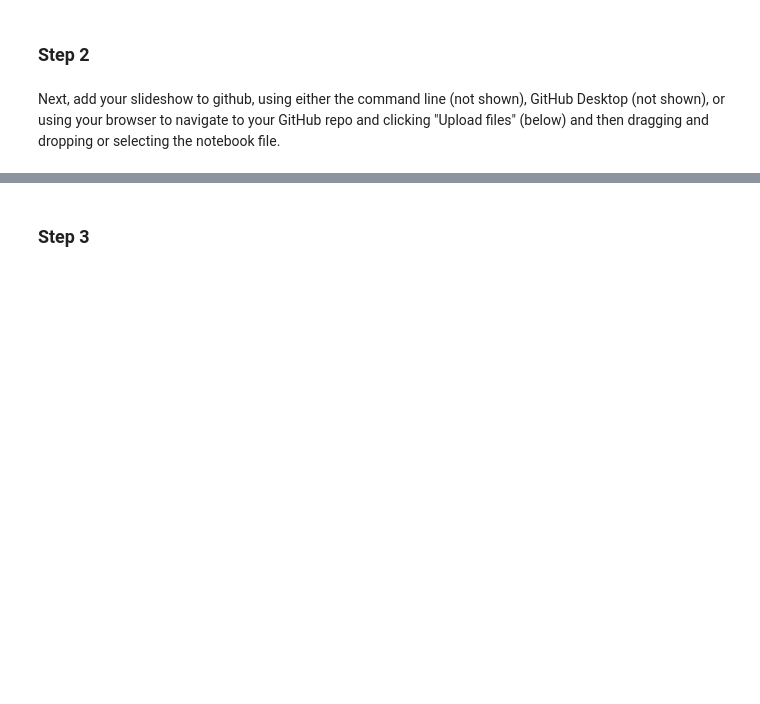
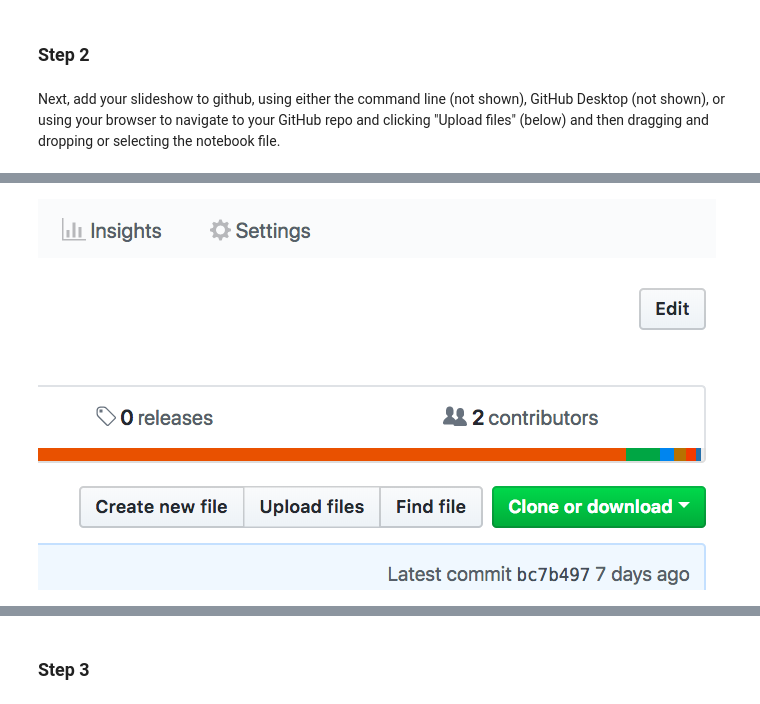
Before and after one commit to marskar/biof309_spring2018, a Jupyter notebook: slides.ipynb, the cells around one changed output, grey strips where cells are left out. Drawn from its saved outputs; the diff is of its cells as text; code cells hidden in the pictures; blank space fills up the shorter version.

```diff
--- a/slides.ipynb
+++ b/slides.ipynb
@@ -16,0 +16,4 @@ Next, add your slideshow to github, using either the command line (not shown), G
+# %%
+Image(filename="../Desktop/jl-slide3.png")
+# %% [output]
+[figure, added]
```
Also changed, not shown: parts of 7 cells of this notebook, 1 other file.
